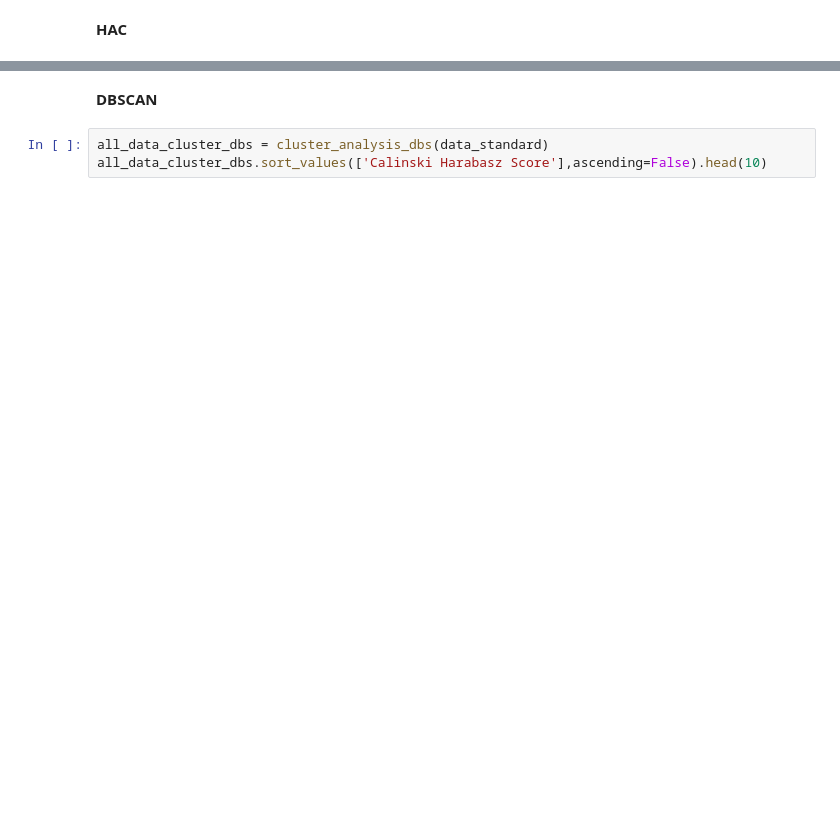
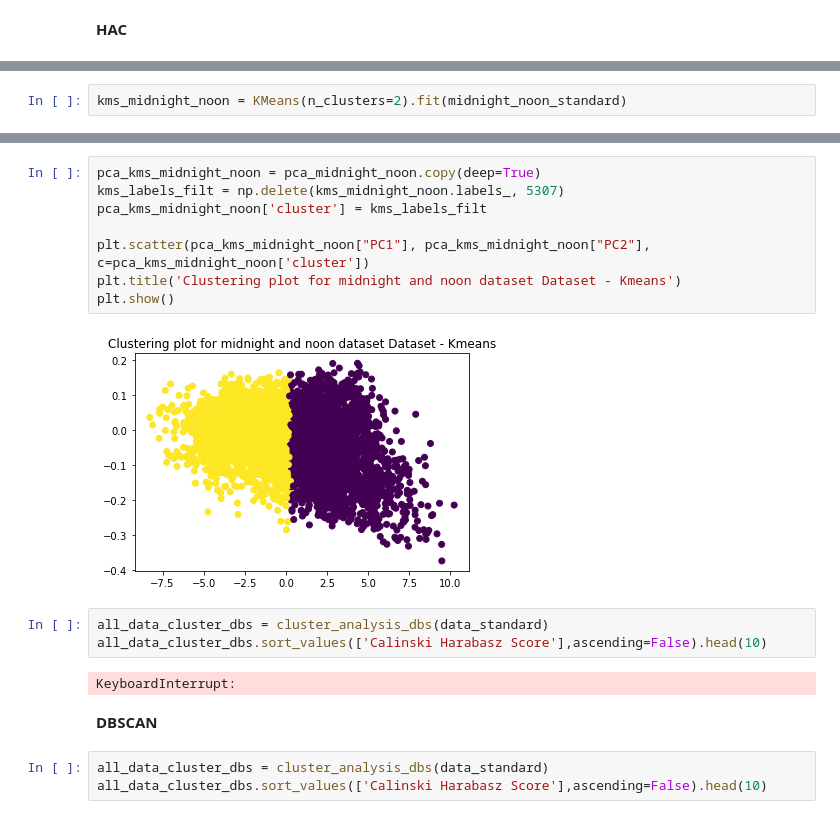
Before and after one commit to ray2g/Data-Mining-Projects, a Jupyter notebook: Homework Assignment 4/PD_TPC4_script.ipynb, the cells around one changed output, grey strips where cells are left out. Drawn from its saved outputs; the diff is of its cells as text; blank space fills up the shorter version.

Commit message:
objective 2 : kmeans run

```diff
--- a/Homework Assignment 4/PD_TPC4_script.ipynb
+++ b/Homework Assignment 4/PD_TPC4_script.ipynb
@@ -728,0 +725,2 @@ all_data_cluster_hac.sort_values(['Calinski Harabasz Score'],ascending=False).he
+# %%
+kms_midnight_noon = KMeans(n_clusters=2).fit(midnight_noon_standard)
@@ -729,3 +739,18 @@ all_data_cluster_hac.sort_values(['Calinski Harabasz Score'],ascending=False).he
+# %%
+pca_kms_midnight_noon = pca_midnight_noon.copy(deep=True)
+kms_labels_filt = np.delete(kms_midnight_noon.labels_, 5307)
+pca_kms_midnight_noon['cluster'] = kms_labels_filt
+
+plt.scatter(pca_kms_midnight_noon["PC1"], pca_kms_midnight_noon["PC2"], c=pca_kms_midnight_noon['cluster'])
+plt.title('Clustering plot for midnight and noon dataset Dataset - Kmeans')
+plt.show()
+# %% [output]
+[figure, added]
+# %%
+all_data_cluster_dbs = cluster_analysis_dbs(data_standard)
+all_data_cluster_dbs.sort_values(['Calinski Harabasz Score'],ascending=False).head(10)
+# %% [output]
+KeyboardInterrupt:
 # %% [markdown]
 **DBSCAN**
 # %%
```
Also changed, not shown: parts of 11 cells of this notebook.
